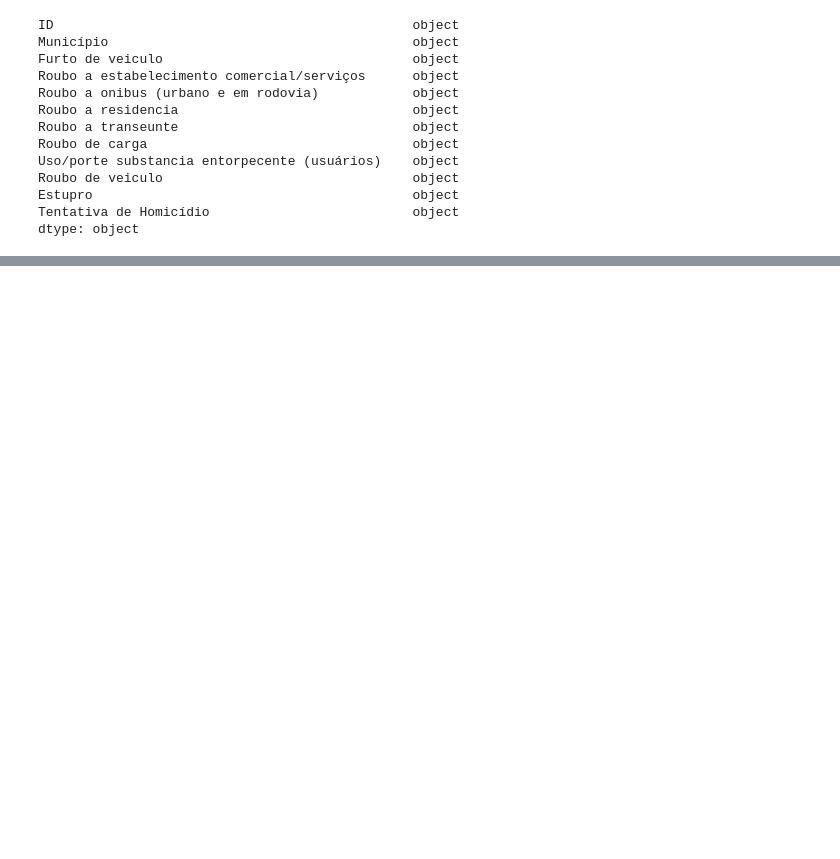
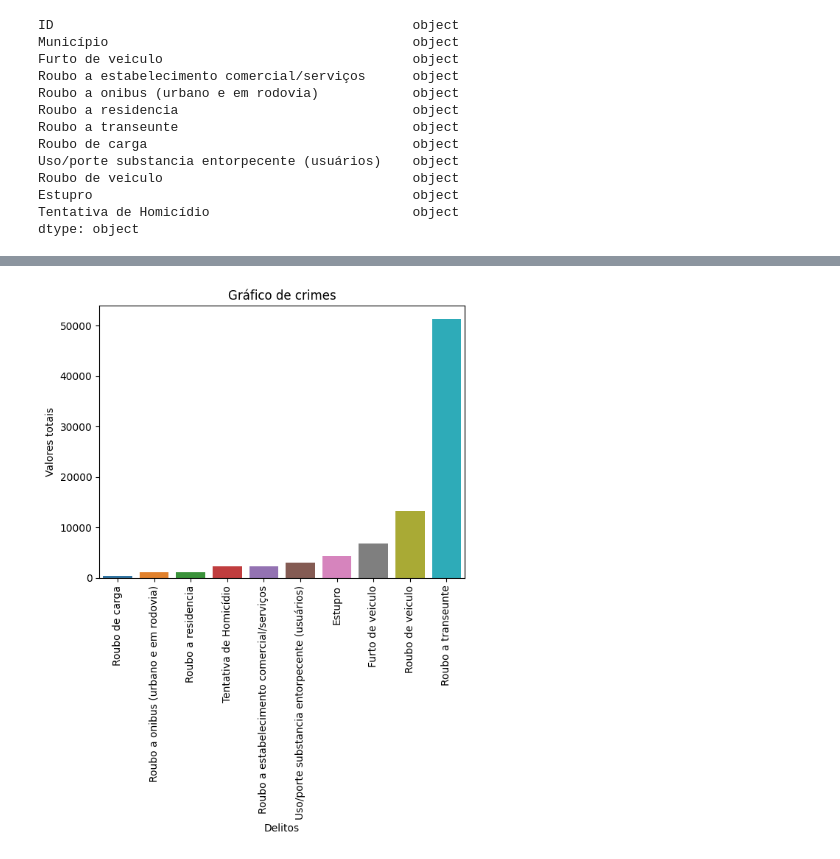
Before and after one commit to Gabyzera/bahia_crimes_analysis, a Jupyter notebook: src/bahia_crimes.ipynb, the cells around one changed output, grey strips where cells are left out. Drawn from its saved outputs; the diff is of its cells as text; code cells hidden in the pictures; blank space fills up the shorter version.

```diff
--- a/src/bahia_crimes.ipynb
+++ b/src/bahia_crimes.ipynb
@@ -86,0 +87,4 @@ seguranca_publica_baiana_df
+# %%
+#Substituir 'NaN' para 'Valor' na coluna 'ID'
+seguranca_publica_baiana_df['ID'] = seguranca_publica_baiana_df['ID'].fillna('Valor')
+seguranca_publica_baiana_df
@@ -124,0 +149,3 @@ dtype: object
+# %%
+#limitar peor cada string para conversão
+seguranca_publica_baiana_df = float(seguranca_publica_baiana_df)
@@ -124,0 +174,26 @@ dtype: object
+# %%
+import seaborn as sns
+import matplotlib.pyplot as plt
+sns.color_palette("muted")
+
+#transformar valores de 'Valor Total Geral' em números e considerar o número por inteiro
+valor_total_geral = [float(value.replace('.', '')) for value in list(seguranca_publica_baiana_df.loc[543])[2:]]
+#criar um DataFrame para plotagem
+df_plot = pd.DataFrame({'Delitos': seguranca_publica_baiana_df.columns[2:], 'Valores totais': valor_total_geral})
+
+
+# Ordenar o DataFrame pela coluna 'Valores totais' em ordem crescente
+df_plot = df_plot.sort_values(by='Valores totais')
+
+#gráfico de barras
+sns.barplot(x='Delitos', y='Valores totais', data=df_plot)
+
+#título do gráfico
+plt.title('Gráfico de crimes')
+
+#ajustar a rotação dos rótulos do eixo x
+plt.xticks(rotation=90)
+
+plt.show()
+# %% [output]
+[figure, added]
```
Also changed, not shown: parts of 12 cells of this notebook.
